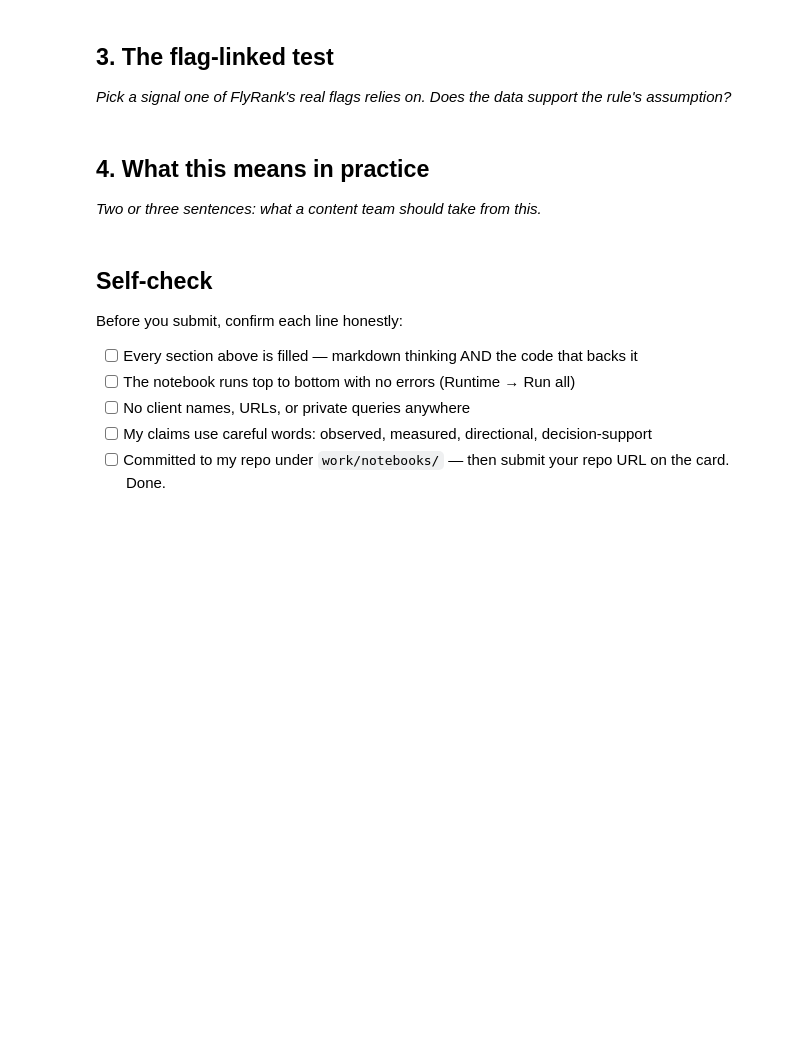
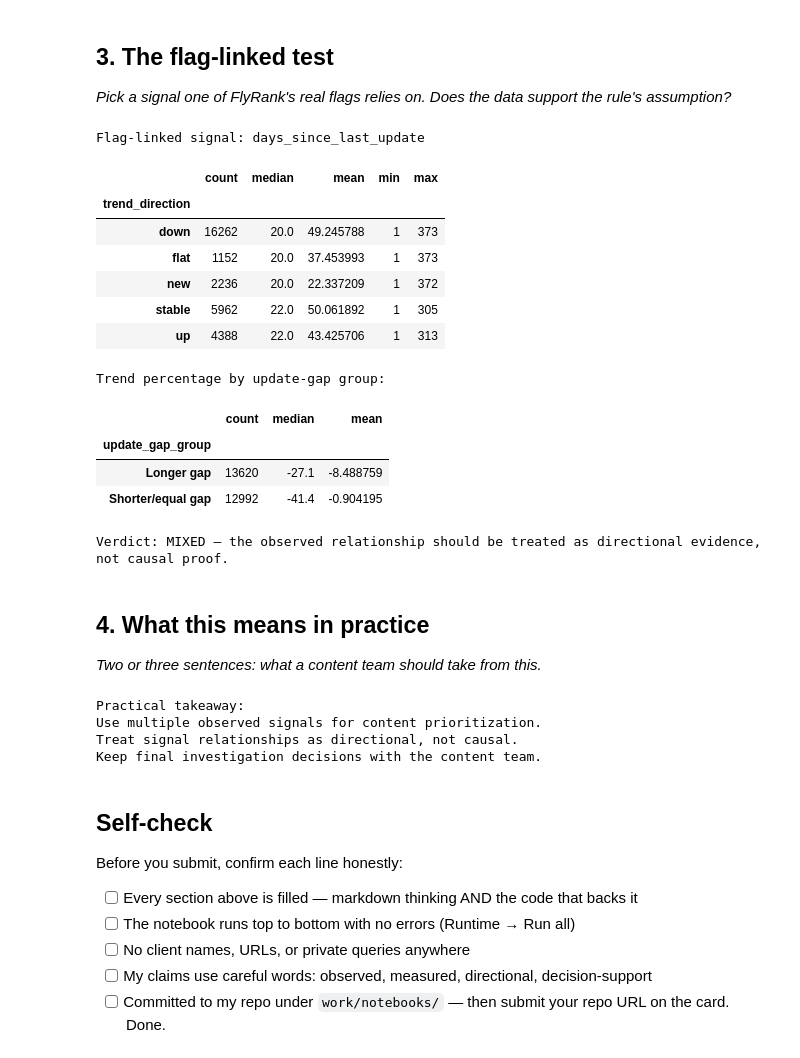
Before and after one commit to Ravindrathalari06/flyrank-internship-ml, a Jupyter notebook: work/notebooks/w04_signal_audit.ipynb, the cells around one changed output. Cells and saved outputs as stored; diff of their text form; code cells hidden in the pictures; blank space fills up the shorter version.

```diff
--- a/work/notebooks/w04_signal_audit.ipynb
+++ b/work/notebooks/w04_signal_audit.ipynb
@@ -30,3 +131,54 @@ This skeleton is yours to fill. Work the sections **in order** — each one has
+# %%
+# This cell is for CODE (numbers, a query, a check).
+# Write your text answer in the cell ABOVE this one — typing sentences here breaks Run All.
+# ML-06 Section 3: flag-linked test
+
+signal = "days_since_last_update"
+
+print("Flag-linked signal:", signal)
+
+flag_summary = (
+    df.groupby("trend_direction")[signal]
+    .agg(["count", "median", "mean", "min", "max"])
+    .sort_values("median")
+)
+
+display(flag_summary)
+
+# Compare pages with shorter vs longer time since update
+median_update_gap = df[signal].median()
+
+df["update_gap_group"] = df[signal].apply(
+    lambda x: "Longer gap" if x > median_update_gap else "Shorter/equal gap"
+)
+
+flag_test = (
+    df.groupby("update_gap_group")["trend_pct"]
+    .agg(["count", "median", "mean"])
+)
+
+print("\nTrend percentage by update-gap group:")
+display(flag_test)
+
+print(
+    "\nVerdict: MIXED — the observed relationship should be treated "
+    "as directional evidence, not causal proof."
+)
+# %% [output]
+Flag-linked signal: days_since_last_update
+|  | count | median | mean | min | max |
+| trend_direction |  |  |  |  |  |
+| down | 16262 | 20.0 | 49.245788 | 1 | 373 |
+| flat | 1152 | 20.0 | 37.453993 | 1 | 373 |
+| new | 2236 | 20.0 | 22.337209 | 1 | 372 |
+| stable | 5962 | 22.0 | 50.061892 | 1 | 305 |
+| up | 4388 | 22.0 | 43.425706 | 1 | 313 |
+Trend percentage by update-gap group:
+|  | count | median | mean |
+| update_gap_group |  |  |  |
+| Longer gap | 13620 | -27.1 | -8.488759 |
+| Shorter/equal gap | 12992 | -41.4 | -0.904195 |
+Verdict: MIXED — the observed relationship should be treated as directional evidence, not causal proof.
 # %% [markdown]
 ## 4. What this means in practice
 
@@ -34,6 +186,17 @@ This skeleton is yours to fill. Work the sections **in order** — each one has
 # %%
 # This cell is for CODE (numbers, a query, a check).
 # Write your text answer in the cell ABOVE this one — typing sentences here breaks Run All.
+# ML-06 Section 4: practical summary check
+
+print("Practical takeaway:")
+print("Use multiple observed signals for content prioritization.")
+print("Treat signal relationships as directional, not causal.")
+print("Keep final investigation decisions with the content team.")
+# %% [output]
+Practical takeaway:
+Use multiple observed signals for content prioritization.
+Treat signal relationships as directional, not causal.
+Keep final investigation decisions with the content team.
 # %% [markdown]
 ## Self-check
 
```
Also changed, not shown: parts of 4 cells of this notebook.
